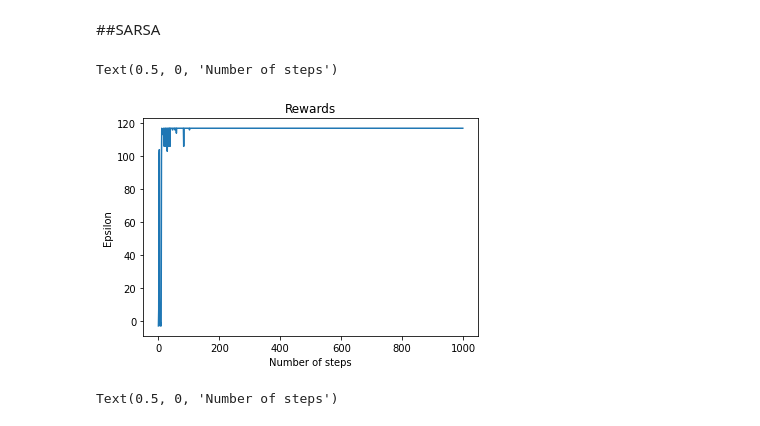
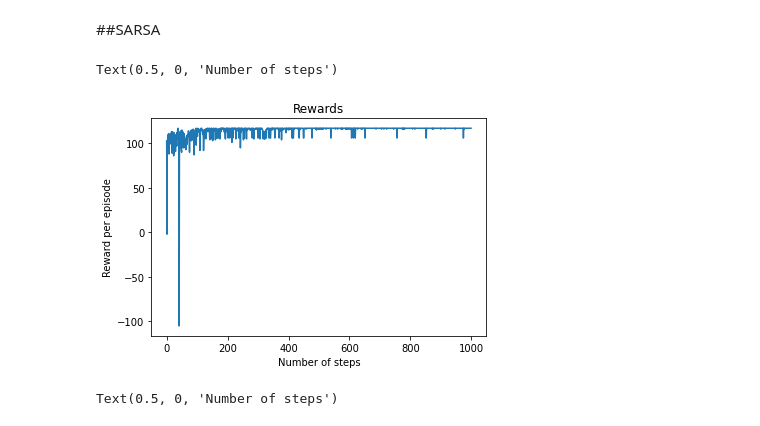
Before and after one commit to Shakespeare1998/Reinforcement-Learning, a Jupyter notebook: RL_Assignment_Deterministic.ipynb, the cells around one changed output. Saved outputs shown, nothing was run; the diff lists cells and outputs as text; code cells hidden in the pictures.

Commit message:
Visualization Errors

```diff
--- a/RL_Assignment_Deterministic.ipynb
+++ b/RL_Assignment_Deterministic.ipynb
@@ -164,7 +164,7 @@ while con!= "TERMINAL" and counter<10:
 ##Q-Learning Agent
 # %%
 class qlearning():
-    def __init__(self, environment, alpha=0.1, gamma=0.97):
+    def __init__(self, environment, alpha=0.2, gamma=0.98):
         self.environment = environment
         self.q_table = dict() # Q Table is a dictionary of dictionaries
         for x in range(environment.height): #Adding action space to each cell of the grid
@@ -191,7 +191,7 @@ class qlearning():
 
         self.q_table[old_state][action] = (1 - self.alpha) * current_q_value + self.alpha * (reward + self.gamma * max_q_value_in_new_state)
 # %%
-def play(environment, agent, trials=500, max_steps_per_episode=1000, epsilon = 0.996, decay = 0.95):
+def play(environment, agent, trials=500, max_steps_per_episode=1000, epsilon = 0.95, decay = 0.995):
     reward_per_episode = []
     eps_list = []
     eps = epsilon
@@ -306,7 +306,7 @@ class sarsa():
 
         self.q_table[old_state][action] = (1 - self.alpha) * current_q_value + self.alpha * (reward + self.gamma * self.q_table[new_state][next_action])
 # %%
-def sar_play(environment, agent, trials=500, max_steps_per_episode=20, epsilon = 0.996, decay = 0.95):
+def sar_play(environment, agent, trials=500, max_steps_per_episode=100, epsilon = 0.95, decay = 0.995):
     reward_per_episode = []
     eps_list = []
     eps = epsilon
@@ -340,18 +340,18 @@ def sar_play(environment, agent, trials=500, max_steps_per_episode=20, epsilon =
 # %%
 environment_sarsa = a1()
 agent_sarsa = sarsa(environment_sarsa)
 
 # Note the learn=True argument!
 reward_per_episode, epsilon_decay = sar_play(environment_sarsa, agent_sarsa, trials=1000)
 
 # Simple learning curve
 plt.plot(reward_per_episode)
 plt.title("Rewards")
-plt.ylabel("Epsilon")
+plt.ylabel("Reward per episode")
 plt.xlabel("Number of steps")
 # %% [output]
 Text(0.5, 0, 'Number of steps')
-[figure, old version]
+[figure, new version]
 # %%
 plt.plot(epsilon_decay)
 plt.title("Epsilon Decay")
```
Also changed, not shown: parts of 1 cell of this notebook.
